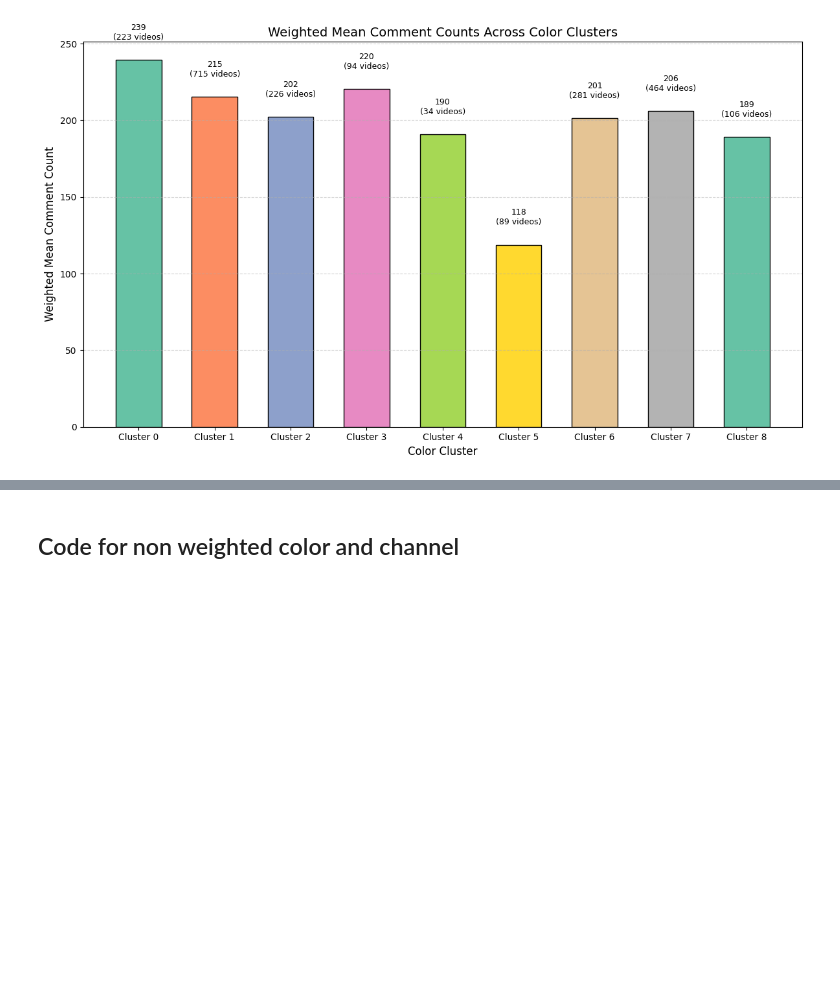
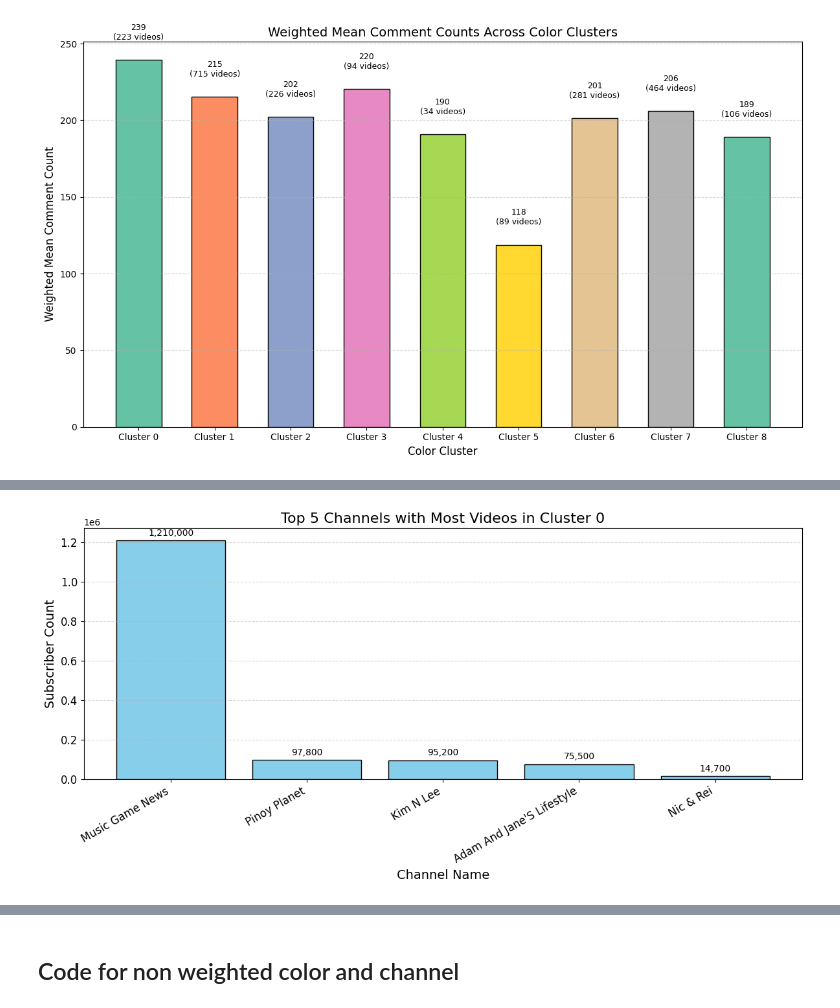
Before and after one commit to GazerJin/ColorExtractionProfile, a Jupyter notebook: Correlation_Analysis_Color.ipynb, the cells around one changed output, grey strips where cells are left out. Drawn from its saved outputs; the diff is of its cells as text; code cells hidden in the pictures; blank space fills up the shorter version.

Commit message:
Add more analysis in color correlation

```diff
--- a/Correlation_Analysis_Color.ipynb
+++ b/Correlation_Analysis_Color.ipynb
@@ -1012,0 +1381,79 @@ plt.show()
+# %%
+import pandas as pd
+import matplotlib.pyplot as plt
+import seaborn as sns
+import re
+
+# 1. Parse the top channels CSV
+rows = []
+current_cluster = None
+
+with open("Final_clustering/K=9/Correlational/top_channels_per_cluster.csv", encoding='utf-8') as f:
+    for line in f:
+        line = line.strip()
+        if line.startswith("Cluster"):
+            match = re.search(r'Cluster\s+(\d+)', line)
+            if match:
+                current_cluster = match.group(1)
+        elif line.startswith(',') and ',' in line:
+            parts = line.split(',')
+            if len(parts) >= 3 and current_cluster is not None:
+                channel = parts[1].strip()
+                try:
+                    video_count = int(parts[2])
+                except ValueError:
+                    video_count = None
+                rows.append({
+                    'Cluster': current_cluster,
+                    'Channel Name': channel,
+                    'Video Count': video_count
+                })
+
+top_channels_df = pd.DataFrame(rows)
+
+# 2. Load subscriber data
+subs = pd.read_csv("Final_clustering/Final_Suscribers_Count.csv")
+
+# 3. Clean and standardize channel names for merging
+top_channels_df['Channel Name'] = top_channels_df['Channel Name'].str.strip().str.lower()
+subs['Channel Name'] = subs['Channel Name'].str.strip().str.lower()
+
+# 4. Merge on 'Channel Name'
+merged = top_channels_df.merge(subs[['Channel Name', 'Subscriber Count']], on='Channel Name', how='left')
+
+# 5. For each cluster, select the top 5 channels by Video Count
+top5_per_cluster = (
+    merged.sort_values(['Cluster', 'Video Count'], ascending=[True, False])
+    .groupby('Cluster')
+    .head(5)
+)
+
+# 6. Diagnostics: print which clusters have data
+print("Clusters in top5_per_cluster:", top5_per_cluster['Cluster'].unique())
+print(top5_per_cluster.groupby('Cluster').size())
+print(top5_per_cluster[['Cluster', 'Channel Name', 'Subscriber Count']])
+
+# 7. Fill missing subscriber counts with 0 for plotting
+top5_per_cluster['Subscriber Count'] = top5_per_cluster['Subscriber Count'].fillna(0)
+
+# 8. Plotting: one figure per cluster, only top 5 channels
+clusters = sorted(top5_per_cluster['Cluster'].unique(), key=lambda x: int(x))
+
+for cluster in clusters:
+    data = top5_per_cluster[top5_per_cluster['Cluster'] == cluster].sort_values('Subscriber Count', ascending=False)
+    plt.figure(figsize=(12, 6))
+    bars = plt.bar(data['Channel Name'].str.title(), data['Subscriber Count'], color='skyblue', edgecolor='black')
+    plt.title(f"Top 5 Channels with Most Videos in Cluster {cluster}", fontsize=16)
+    plt.xlabel("Channel Name", fontsize=14)
+    plt.ylabel("Subscriber Count", fontsize=14)
+    plt.xticks(rotation=30, ha='right', fontsize=12)
+    plt.yticks(fontsize=12)
+    plt.grid(axis='y', linestyle='--', alpha=0.5)
+    plt.tight_layout()
+    # Add value labels on top of bars
+    for bar in bars:
+        height = bar.get_height()
+        plt.annotate(f'{int(height):,}', xy=(bar.get_x() + bar.get_width() / 2, height),
+                     xytext=(0, 3), textcoords="offset points", ha='center', va='bottom', fontsize=10)
+    plt.show()
+# %% [output]
@@ -1012,0 +1477 @@ plt.show()
+[figure, added]
```
Also changed, not shown: parts of 10 cells of this notebook, 7 other files.
